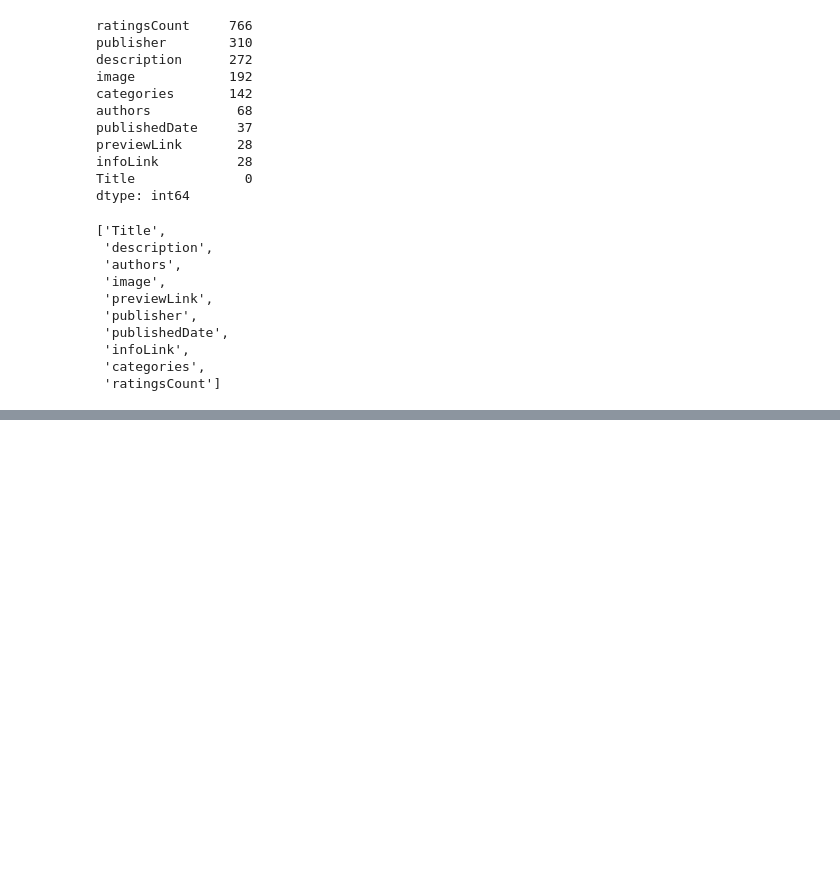
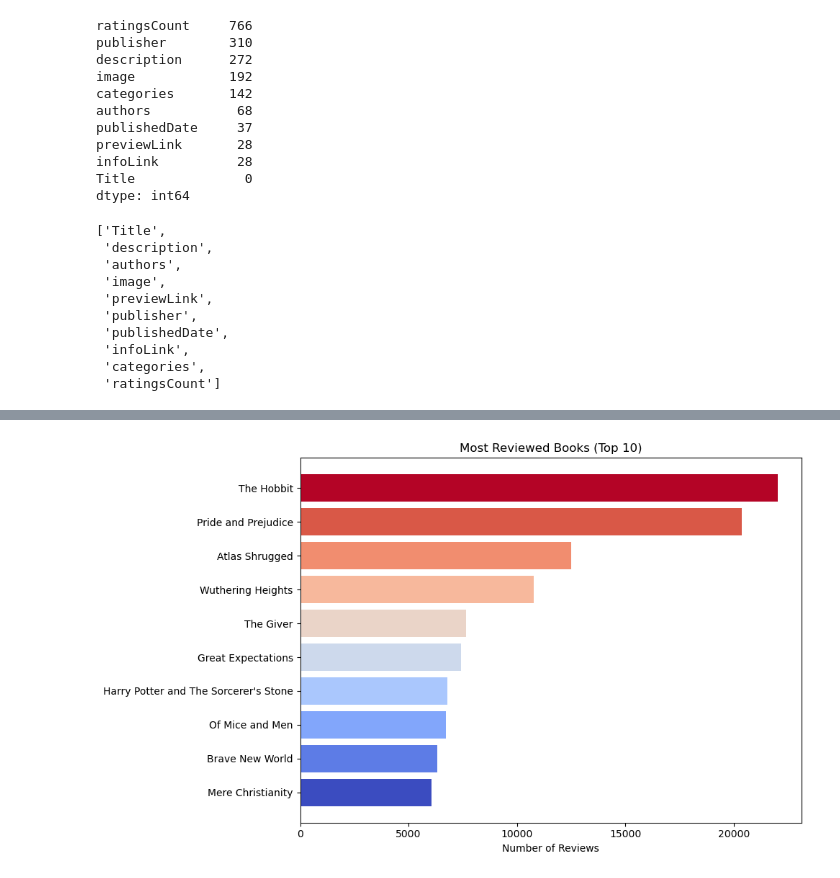
Before and after one commit to emilia-sobolewska/data-mining-amazon-books, a Jupyter notebook: notebooks/01_data_download.ipynb, the cells around one changed output, grey strips where cells are left out. Saved outputs shown, nothing was run; the diff lists cells and outputs as text; code cells hidden in the pictures; blank space fills up the shorter version.

```diff
--- a/notebooks/01_data_download.ipynb
+++ b/notebooks/01_data_download.ipynb
@@ -123,0 +391,26 @@ df.columns.tolist()
+# %%
+import matplotlib.pyplot as plt
+import numpy as np
+from pyspark.sql import functions as F
+
+most_reviewed = (
+    reviews_df
+    .where(F.col("Title").isNotNull() & (F.length("Title") > 0))
+    .groupBy("Title")
+    .agg(F.count("*").alias("num_reviews"))
+    .orderBy(F.desc("num_reviews"))
+    .limit(10)
+)
+
+pdf_books = most_reviewed.toPandas().sort_values("num_reviews", ascending=True)
+
+plt.figure(figsize=(10, 6))
+colors = plt.cm.coolwarm(np.linspace(0, 1, len(pdf_books)))
+plt.barh(pdf_books["Title"], pdf_books["num_reviews"], color=colors)
+plt.xlabel("Number of Reviews")
+plt.title("Most Reviewed Books (Top 10)")
+plt.tight_layout()
+plt.savefig("most_reviewed_books.png", dpi=300, bbox_inches="tight")
+plt.show()
+# %% [output]
+[figure, added]
```
Also changed, not shown: parts of 18 cells of this notebook.
